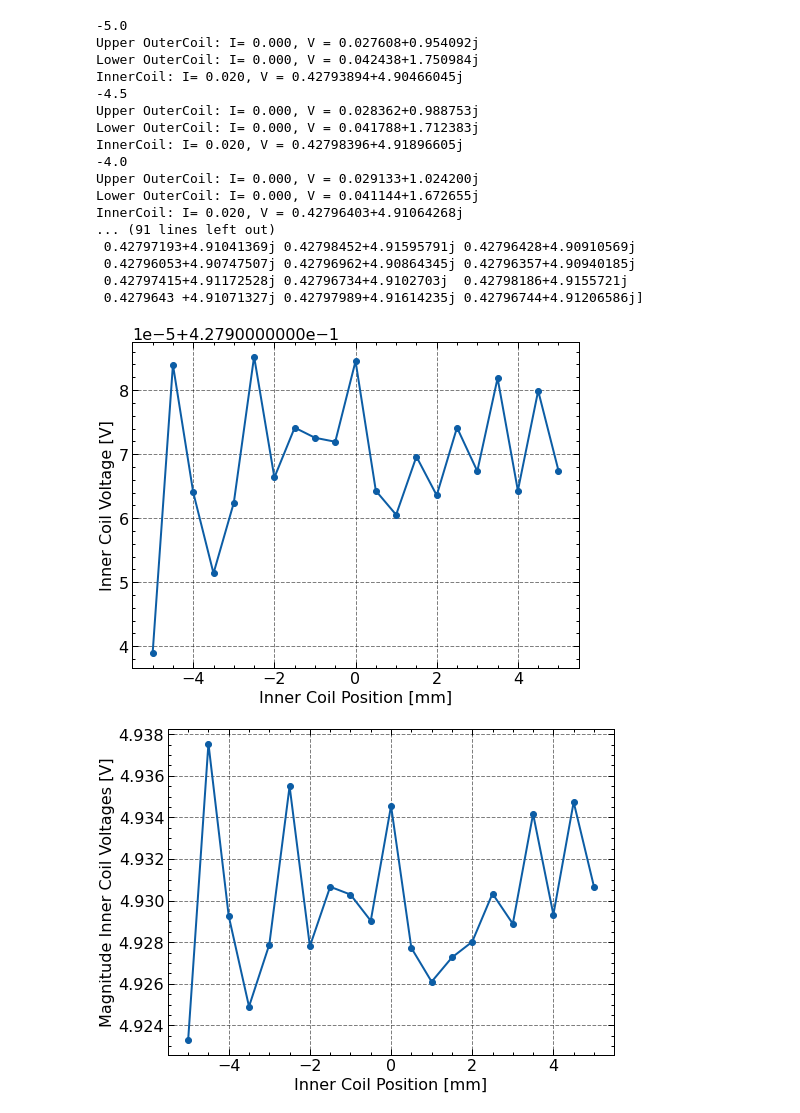
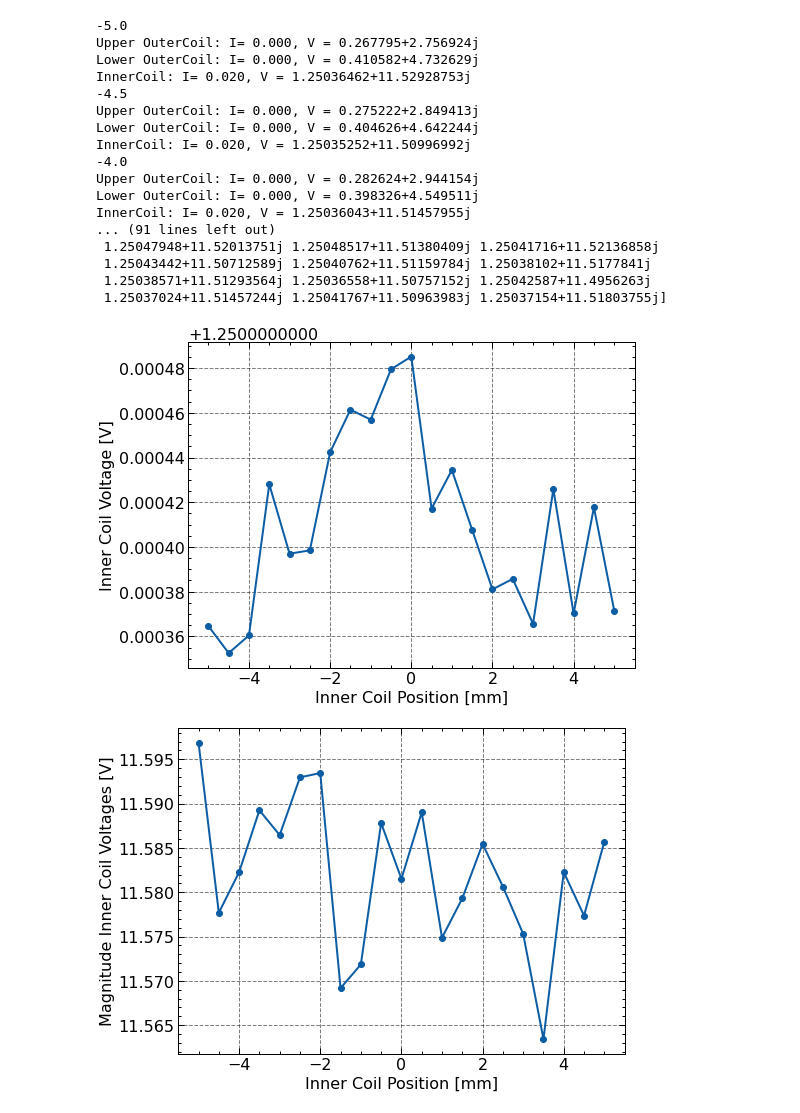
Before and after one commit to beginner117/sim-lvdt, a Jupyter notebook: Kumar/smallIP_LVDT_31AWG.ipynb, the cells around one changed output. Saved outputs shown, nothing was run; the diff lists cells and outputs as text; code cells hidden in the pictures.

```diff
--- a/Kumar/smallIP_LVDT_31AWG.ipynb
+++ b/Kumar/smallIP_LVDT_31AWG.ipynb
@@ -17,13 +17,13 @@ NSteps = 20
 StepSize = 0.5
 InnCoil_Offset = -5
 
-sensor = design.Sensortype(0.02, 10000, 0)
+sensor = design.Sensortype(0.02, 30000, 0)
 femm.mi_probdef(sensor.para()[1], 'millimeters', 'axi', 1.0e-10)
 wire = design.Wiretype("31 AWG", "31 AWG")
-geo = design.Geometry(inn_ht = 22, inn_rad = 11, inn_layers = 6, inn_dist = 0, out_ht = 10.5, out_rad = 20, out_layers = 7, out_dist = 28.5, mag_len = 40, mag_dia = 10, ver_shi = 0)
+geo = design.Geometry(inn_ht = 24, inn_rad = 9, inn_layers = 6, inn_dist = 0, out_ht = 13.5, out_rad = 20, out_layers = 7, out_dist = 28.5, mag_len = 40, mag_dia = 10, ver_shi = 0)
 
-data_file = "out-innwid,rad10-22,11_dec_fit1.txt"
-directory = "wid_10,22,rad11"
+data_file = "def_30khz.txt"
+directory = "freq3"
 parent_dir = "C:\\Users\\kumar\OneDrive\\Desktop\\pi\\lvdt\\small, large ip\\small_IP\\res"
 path = os.path.join(parent_dir, directory)
 os.mkdir(path)
@@ -465,45 +465,45 @@ class Results():
         plt.plot(modelled.InnCoil_Positions, (abs(np.array(Norm_OutCoil_Signals) - np.array(optimizedparameters2[0]*(np.array(modelled.InnCoil_Positions))+optimizedparameters2[1])) / abs(np.array(Norm_OutCoil_Signals)))*100, label = "fit (-2,2)")
         plt.plot(modelled.InnCoil_Positions, (abs(np.array(Norm_OutCoil_Signals) - np.array(optimizedparameters1[0]*(np.array(modelled.InnCoil_Positions))+optimizedparameters1[1])) / abs(np.array(Norm_OutCoil_Signals)))*100, label = "fit (-1,1)")
         plt.ylabel('Normalised Fit error[%]')
         plt.xlabel('Inner Coil Position [mm]')
         plt.ylim(0.0, 6)
         plt.legend()
         plt.savefig("normfiterr(13-24).png")
         shutil.move("normfiterr(13-24).png", path)
         plt.show()
 
 
 results = Results()
 
 class Save_data():
     def __init__(self):
         pass
     #print(fitted_Norm_OutCoil_Signals1)
     fit1 = results.optimizedparameters1[0]*(np.array(modelled.InnCoil_Positions))+results.optimizedparameters1[1]
     fit_err1 = results.Norm_OutCoil_Signals - results.optimizedparameters1[0]*(np.array(modelled.InnCoil_Positions))+results.optimizedparameters1[1]
     norm_fit_err1 = (abs(np.array(results.Norm_OutCoil_Signals) - np.array(results.optimizedparameters1[0]*(np.array(modelled.InnCoil_Positions))+results.optimizedparameters1[1])) / abs(np.array(results.Norm_OutCoil_Signals)))*100
     norm_fit_error = (abs(np.array(results.Norm_OutCoil_Signals) - np.array(results.fitted_Norm_OutCoil_Signals)) / abs(np.array(results.Norm_OutCoil_Signals)))*100
     print(norm_fit_error)
     data = np.column_stack((modelled.InnCoil_Positions, modelled.UppOutCoil_Voltages, modelled.LowOutCoil_Voltages, modelled.InnCoil_Voltages,  results.Norm_OutCoil_Signals, fit_err1, norm_fit_err1, fit1))
     np.savetxt(data_file, data)
 saved_data = Save_data()
 # %% [output]
 -5.0
-Upper OuterCoil: I= 0.000, V = 0.027608+0.954092j
-Lower OuterCoil: I= 0.000, V = 0.042438+1.750984j
-InnerCoil: I= 0.020, V = 0.42793894+4.90466045j
+Upper OuterCoil: I= 0.000, V = 0.267795+2.756924j
+Lower OuterCoil: I= 0.000, V = 0.410582+4.732629j
+InnerCoil: I= 0.020, V = 1.25036462+11.52928753j
 -4.5
-Upper OuterCoil: I= 0.000, V = 0.028362+0.988753j
-Lower OuterCoil: I= 0.000, V = 0.041788+1.712383j
-InnerCoil: I= 0.020, V = 0.42798396+4.91896605j
+Upper OuterCoil: I= 0.000, V = 0.275222+2.849413j
+Lower OuterCoil: I= 0.000, V = 0.404626+4.642244j
+InnerCoil: I= 0.020, V = 1.25035252+11.50996992j
 -4.0
-Upper OuterCoil: I= 0.000, V = 0.029133+1.024200j
-Lower OuterCoil: I= 0.000, V = 0.041144+1.672655j
-InnerCoil: I= 0.020, V = 0.42796403+4.91064268j
+Upper OuterCoil: I= 0.000, V = 0.282624+2.944154j
+Lower OuterCoil: I= 0.000, V = 0.398326+4.549511j
+InnerCoil: I= 0.020, V = 1.25036043+11.51457955j
 ... (91 lines left out)
- 0.42797193+4.91041369j 0.42798452+4.91595791j 0.42796428+4.90910569j
- 0.42796053+4.90747507j 0.42796962+4.90864345j 0.42796357+4.90940185j
- 0.42797415+4.91172528j 0.42796734+4.9102703j  0.42798186+4.9155721j
- 0.4279643 +4.91071327j 0.42797989+4.91614235j 0.42796744+4.91206586j]
+ 1.25047948+11.52013751j 1.25048517+11.51380409j 1.25041716+11.52136858j
+ 1.25043442+11.50712589j 1.25040762+11.51159784j 1.25038102+11.5177841j
+ 1.25038571+11.51293564j 1.25036558+11.50757152j 1.25042587+11.4956263j
+ 1.25037024+11.51457244j 1.25041767+11.50963983j 1.25037154+11.51803755j]
-[figure, old version]
+[figure, new version]
-[figure, old version]
+[figure, new version]
```
Also changed, not shown: parts of 1 cell of this notebook, 5 other files.
